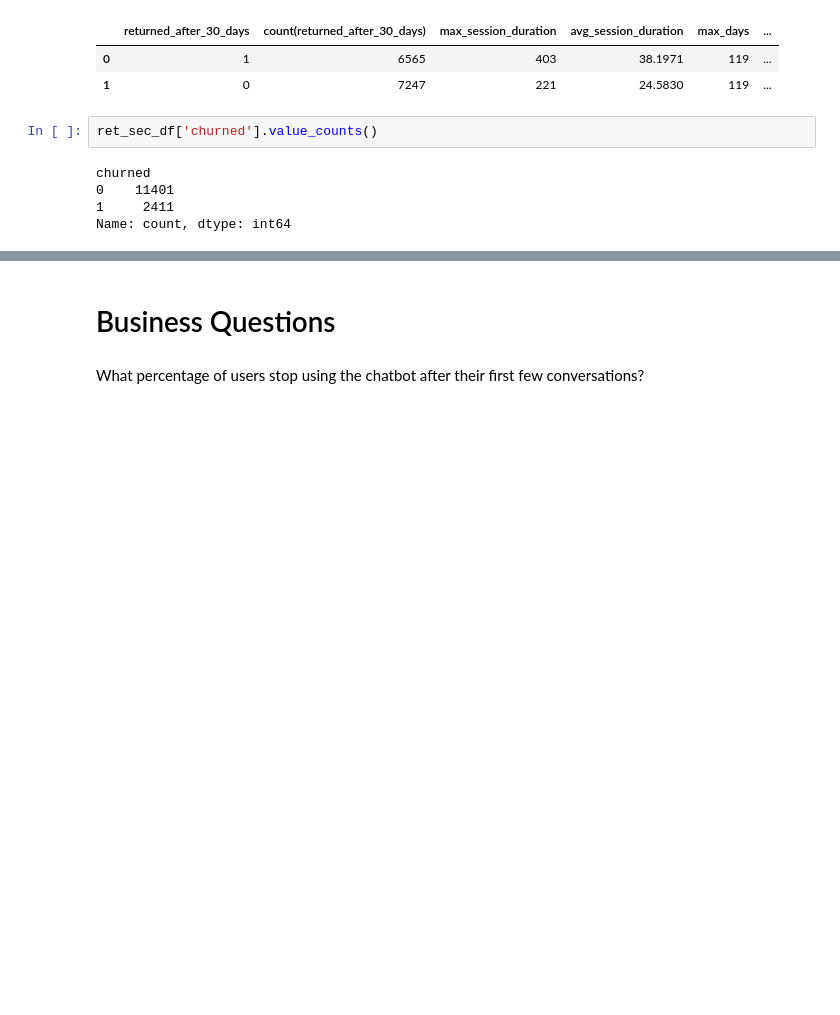
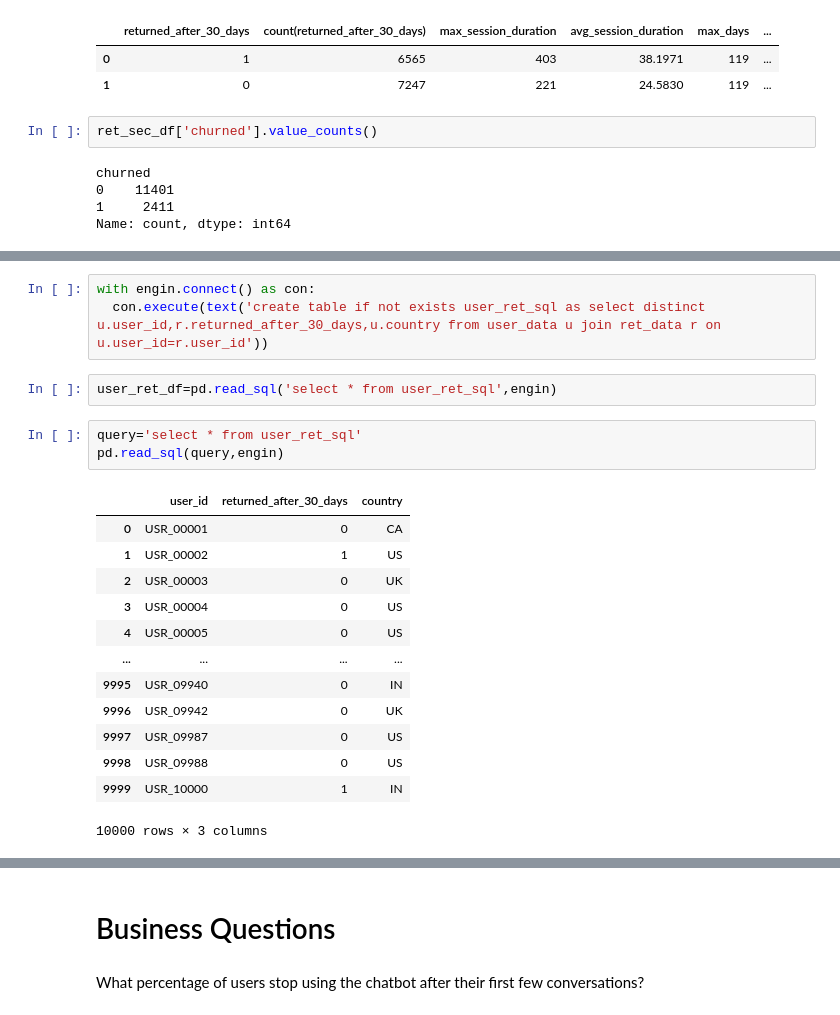
Before and after one commit to vishva0710/ai-chatbot-user-retention-analysis, a Jupyter notebook: AI_Chatbot_User_Retention_Analysis.ipynb, the cells around one changed output, grey strips where cells are left out. Cells and saved outputs as stored; diff of their text form; blank space fills up the shorter version.

```diff
--- a/AI_Chatbot_User_Retention_Analysis.ipynb
+++ b/AI_Chatbot_User_Retention_Analysis.ipynb
@@ -1826,0 +1907,22 @@ Name: count, dtype: int64
+# %%
+with engin.connect() as con:
+  con.execute(text('create table if not exists user_ret_sql as select distinct u.user_id,r.returned_after_30_days,u.country from user_data u join ret_data r on u.user_id=r.user_id'))
+# %%
+user_ret_df=pd.read_sql('select * from user_ret_sql',engin)
+# %%
+query='select * from user_ret_sql'
+pd.read_sql(query,engin)
+# %% [output]
+|  | user_id | returned_after_30_days | country |
+| 0 | USR_00001 | 0 | CA |
+| 1 | USR_00002 | 1 | US |
+| 2 | USR_00003 | 0 | UK |
+| 3 | USR_00004 | 0 | US |
+| 4 | USR_00005 | 0 | US |
+| ... | ... | ... | ... |
+| 9995 | USR_09940 | 0 | IN |
+| 9996 | USR_09942 | 0 | UK |
+| 9997 | USR_09987 | 0 | US |
+| 9998 | USR_09988 | 0 | US |
+| 9999 | USR_10000 | 1 | IN |
+10000 rows × 3 columns
```
Also changed, not shown: parts of 12 cells of this notebook.
